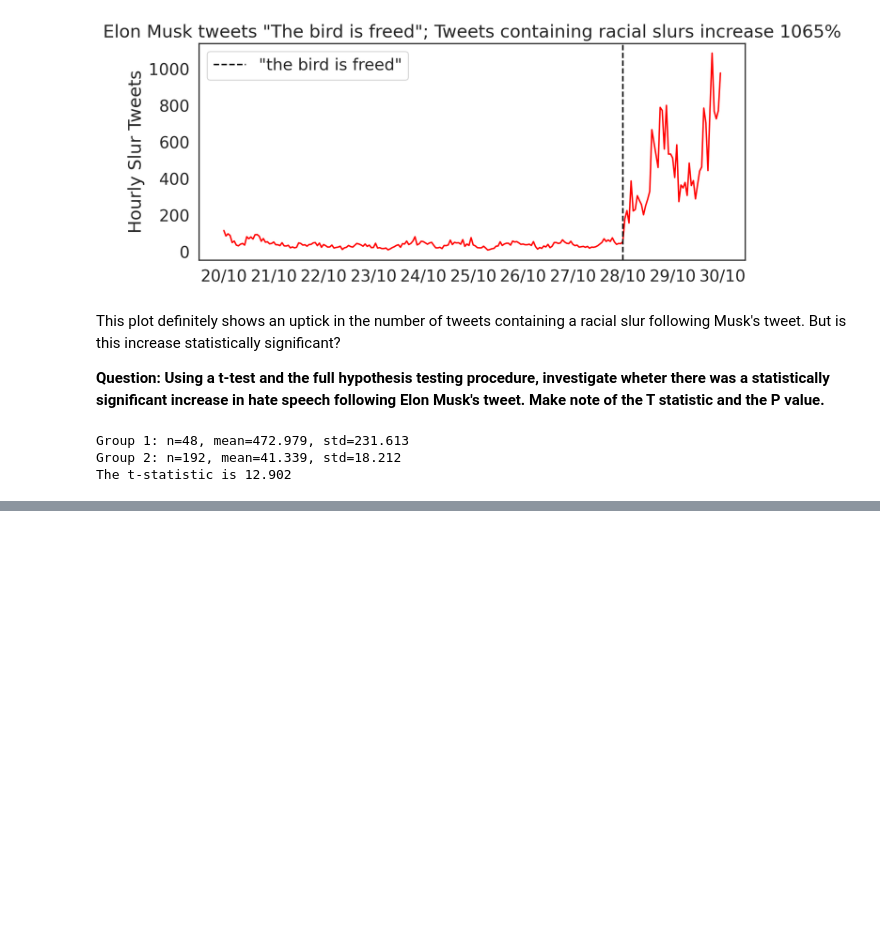
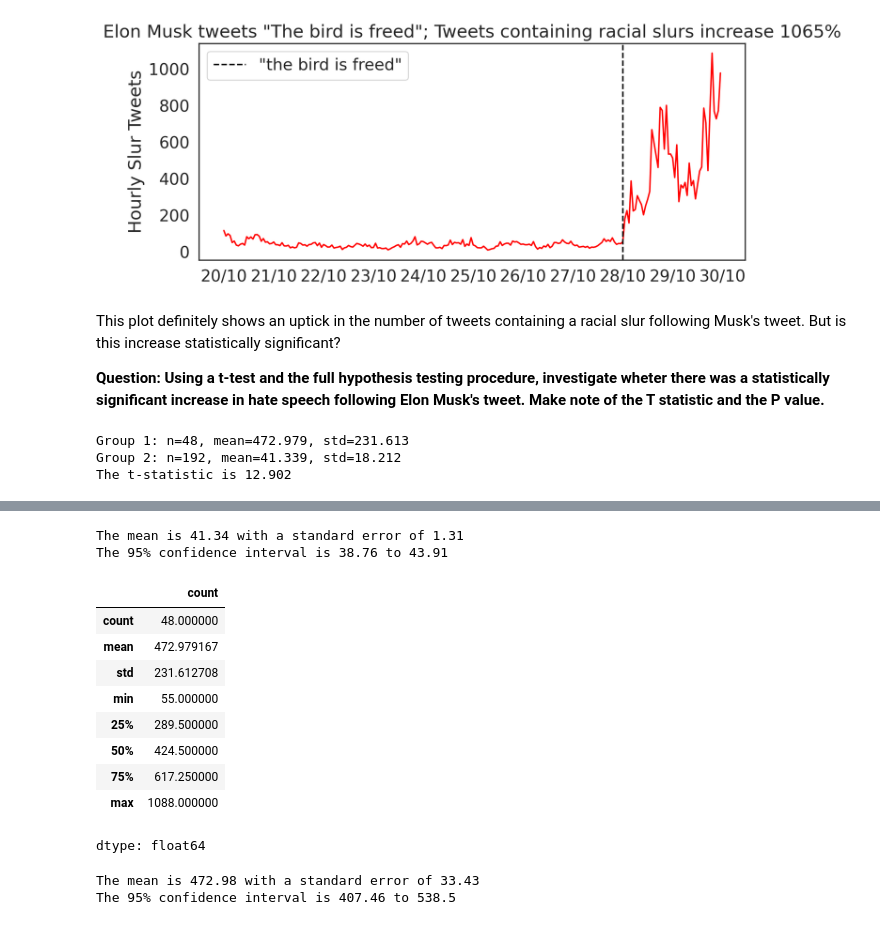
Before and after one commit to 4dri4ne/QM2, a Jupyter notebook: notebooks/W06. Hypothesis Testing.ipynb, the cells around one changed output, grey strips where cells are left out. Drawn from its saved outputs; the diff is of its cells as text; code cells hidden in the pictures; blank space fills up the shorter version.

```diff
--- a/notebooks/W06. Hypothesis Testing.ipynb
+++ b/notebooks/W06. Hypothesis Testing.ipynb
@@ -334,0 +349,44 @@ The t-statistic is 12.902
+# %%
+meantweets=pre_datadesc['mean']
+stdtweets=pre_datadesc['std']
+ntweets=pre_datadesc['count']
+stweets=stdtweets/np.sqrt(ntweets)
+
+print('The mean is', round(meantweets, 2), 'with a standard error of', round(stweets, 2))
+
+upper_citweets = meantweets+stweets*1.96
+lower_citweets = meantweets-stweets*1.96
+
+print('The 95% confidence interval is', round(lower_citweets, 2), 'to', round(upper_citweets, 2))
+# %% [output]
+The mean is 41.34 with a standard error of 1.31
+The 95% confidence interval is 38.76 to 43.91
+# %%
+post_datadesc=post_data['count'].describe()
+post_datadesc
+# %% [output]
+|  | count |
+| count | 48.000000 |
+| mean | 472.979167 |
+| std | 231.612708 |
+| min | 55.000000 |
+| 25% | 289.500000 |
+| 50% | 424.500000 |
+| 75% | 617.250000 |
+| max | 1088.000000 |
+dtype: float64
+# %%
+meantweet2=post_datadesc['mean']
+stdtweet2=post_datadesc['std']
+ntweet2=post_datadesc['count']
+stweet2=stdtweet2/np.sqrt(ntweet2)
+
+print('The mean is', round(meantweet2, 2), 'with a standard error of', round(stweet2, 2))
+
+upper_citweet2 = meantweet2+stweet2*1.96
+lower_citweet2 = meantweet2-stweet2*1.96
+
+print('The 95% confidence interval is', round(lower_citweet2, 2), 'to', round(upper_citweet2, 2))
+# %% [output]
+The mean is 472.98 with a standard error of 33.43
+The 95% confidence interval is 407.46 to 538.5
```
Also changed, not shown: parts of 9 cells of this notebook.
